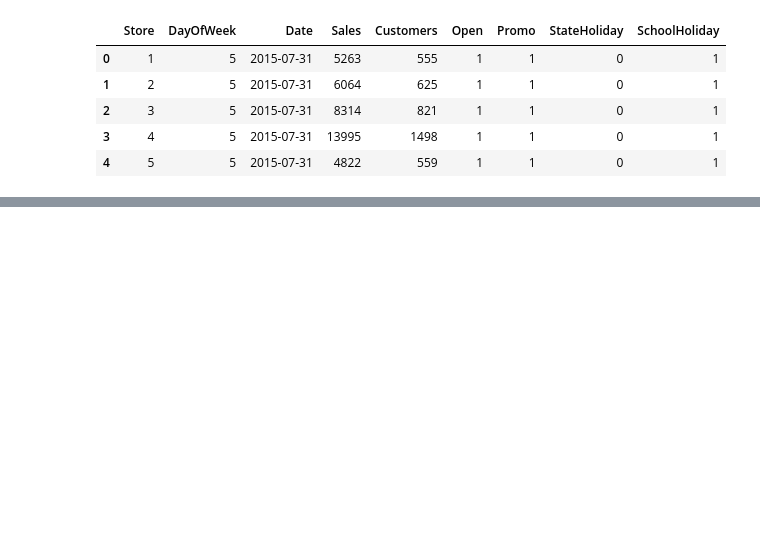
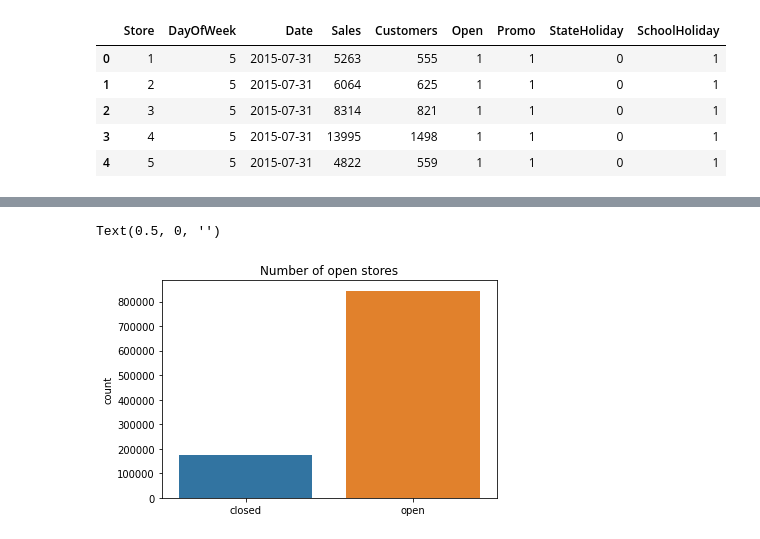
Before and after one commit to hrithikwel8/Rossmann_Sales_Prediction, a Jupyter notebook: Pradip_Rossmann_Sales_Prediction_Capstone_Project.ipynb, the cells around one changed output, grey strips where cells are left out. Drawn from its saved outputs; the diff is of its cells as text; code cells hidden in the pictures; blank space fills up the shorter version.

```diff
--- a/Pradip_Rossmann_Sales_Prediction_Capstone_Project.ipynb
+++ b/Pradip_Rossmann_Sales_Prediction_Capstone_Project.ipynb
@@ -69,0 +104,6 @@ store_df.head()
+# %%
+# changing date from string to integer value so wee can sort the data
+def date_to_int(date):
+  new_date = date[:4] + date[5:7] + date[8:]
+  return int(new_date)
+store_data_df['new_date'] = store_data_df['Date'].apply(lambda x: date_to_int(x))
@@ -69,0 +119,9 @@ store_df.head()
+# %%
+# number of stores open on a given day
+count = sns.countplot(store_data_df['Open'])
+count.set_title('Number of open stores')
+count.set_xticklabels(['closed', 'open'])
+count.set_xlabel('')
+# %% [output]
+Text(0.5, 0, '')
+[figure, added]
```
Also changed, not shown: parts of 15 cells of this notebook.
